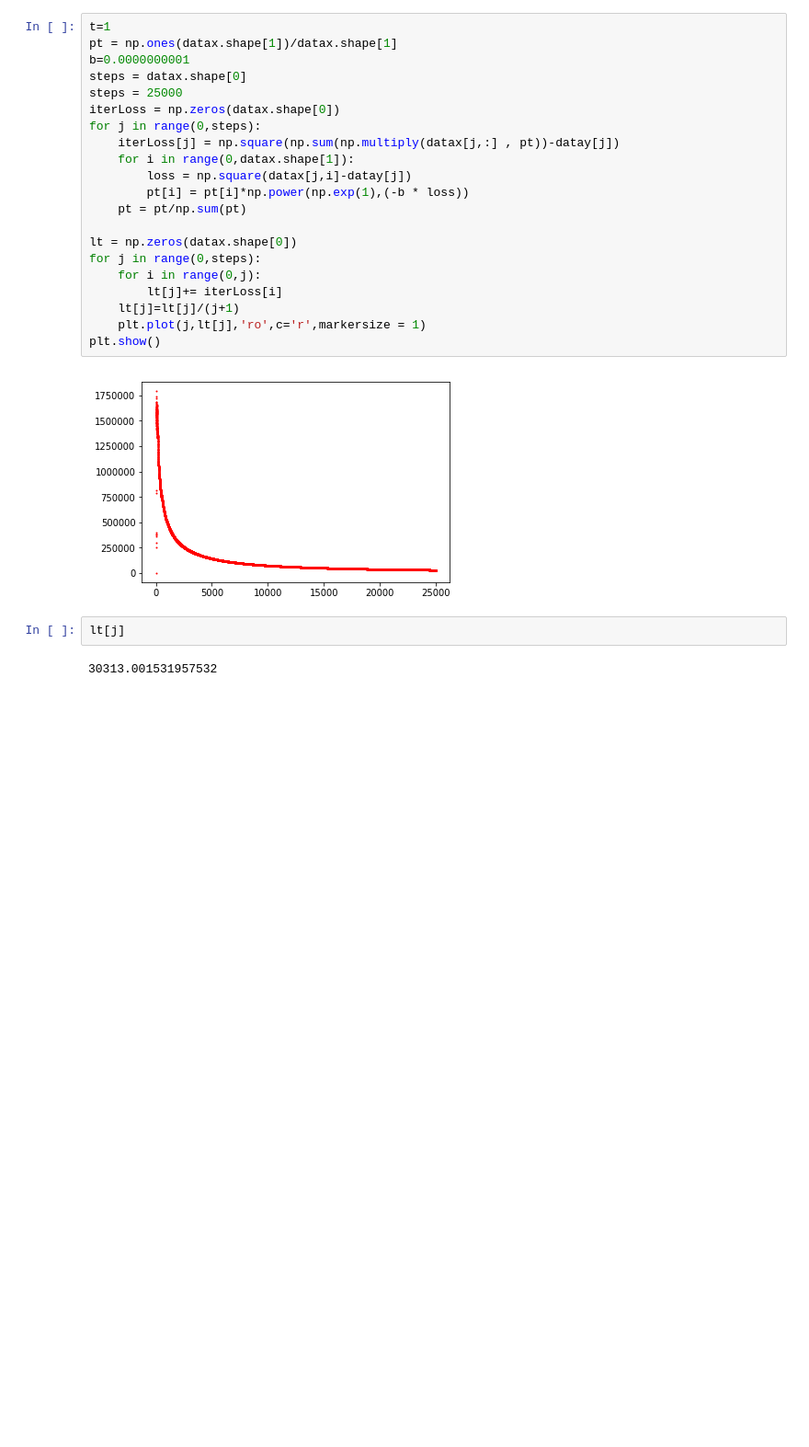
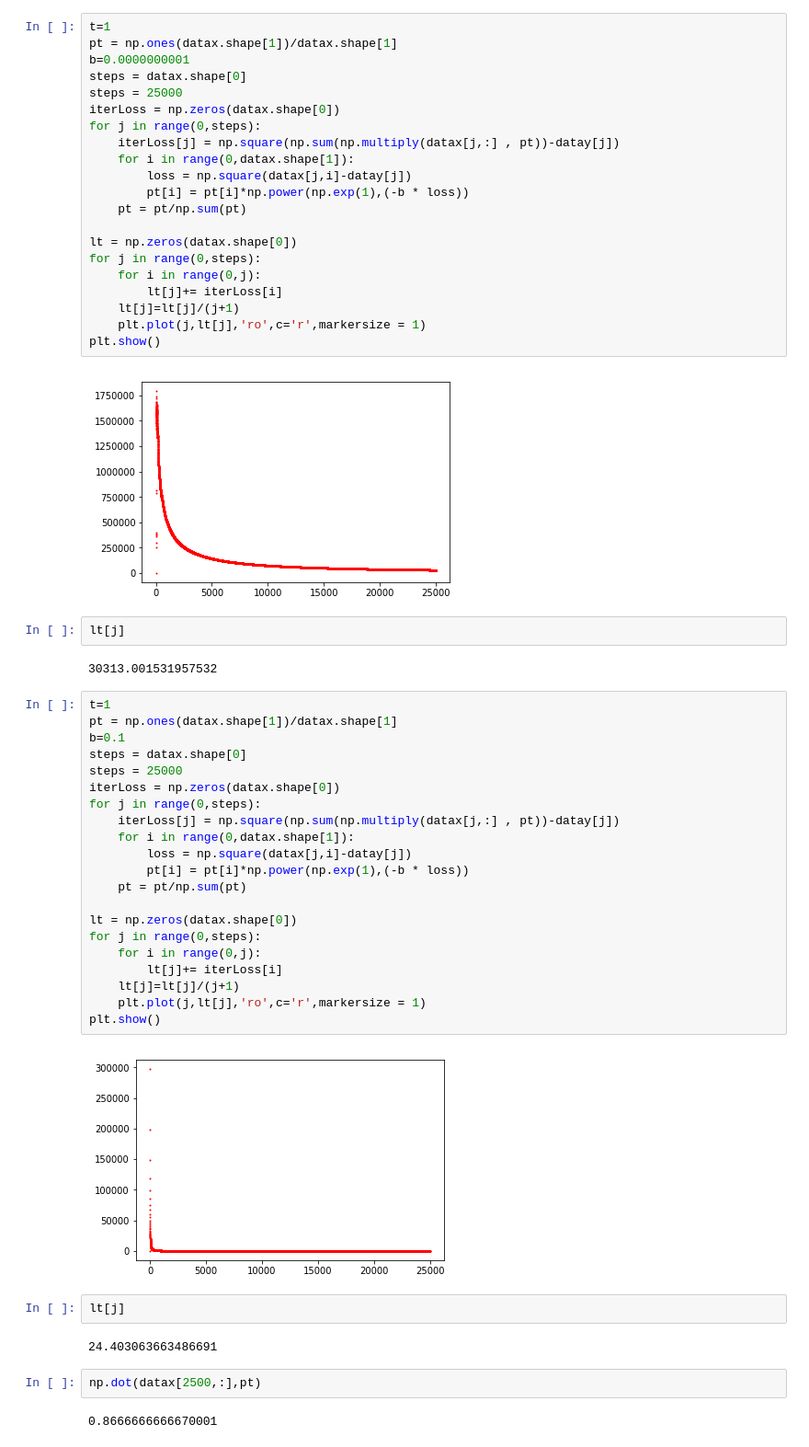
Before and after one commit to avaqi29/news-popularity-ML, a Jupyter notebook: Random forest/Random forest with data preprocessing.ipynb, the cells around one changed output. Shown at 92% size. Drawn from its saved outputs; the diff is of its cells as text; blank space fills up the shorter version.

```diff
--- a/Random forest/Random forest with data preprocessing.ipynb
+++ b/Random forest/Random forest with data preprocessing.ipynb
@@ -214,3 +214,34 @@ plt.show()
 lt[j]
 # %% [output]
 30313.001531957532
+# %%
+t=1
+pt = np.ones(datax.shape[1])/datax.shape[1]
+b=0.1
+steps = datax.shape[0]
+steps = 25000
+iterLoss = np.zeros(datax.shape[0])
+for j in range(0,steps):
+    iterLoss[j] = np.square(np.sum(np.multiply(datax[j,:] , pt))-datay[j])
+    for i in range(0,datax.shape[1]):
+        loss = np.square(datax[j,i]-datay[j])
+        pt[i] = pt[i]*np.power(np.exp(1),(-b * loss))
+    pt = pt/np.sum(pt)
+
+lt = np.zeros(datax.shape[0])
+for j in range(0,steps):
+    for i in range(0,j):
+        lt[j]+= iterLoss[i]
+    lt[j]=lt[j]/(j+1)
+    plt.plot(j,lt[j],'ro',c='r',markersize = 1)
+plt.show()
+# %% [output]
+[figure, added]
+# %%
+lt[j]
+# %% [output]
+24.403063663486691
+# %%
+np.dot(datax[2500,:],pt)
+# %% [output]
+0.8666666666670001
```
Also changed, not shown: parts of 12 cells of this notebook.
